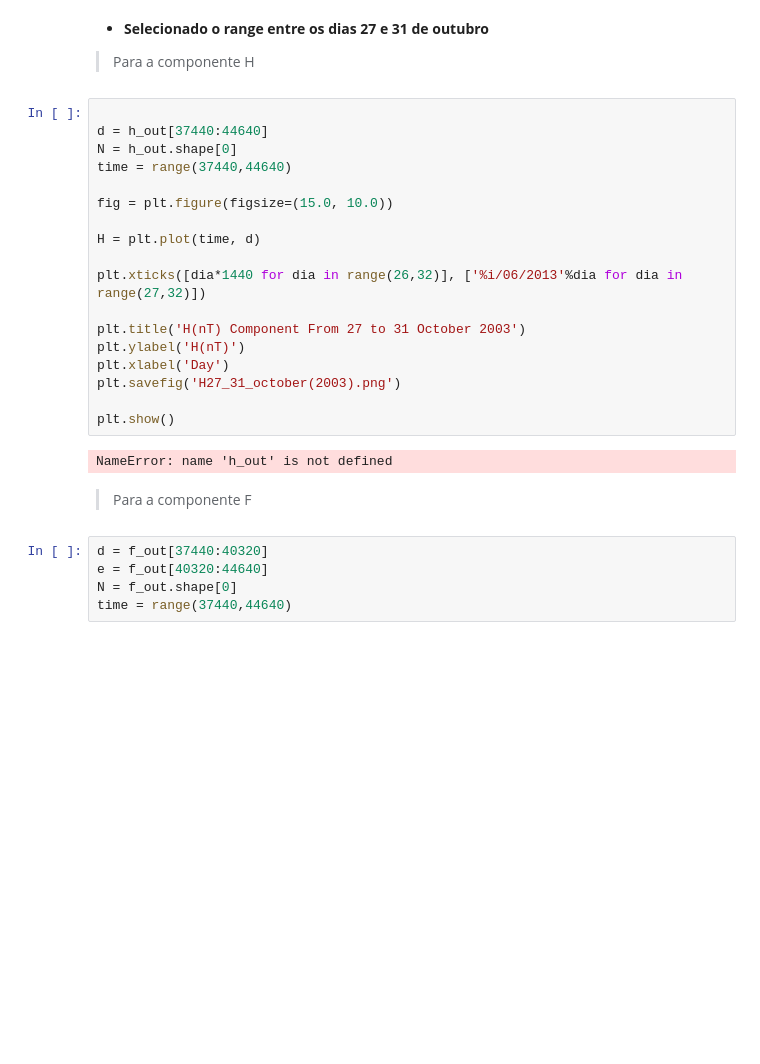
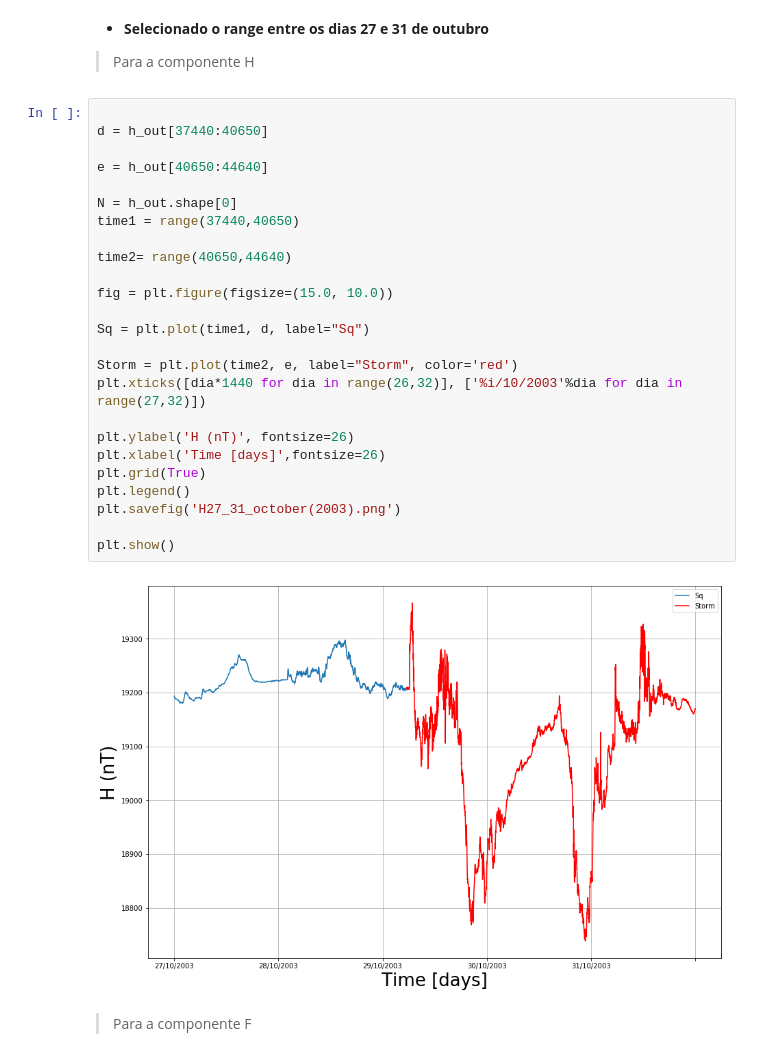
Before and after one commit to arturbenevides/Geomagnetismo, a Jupyter notebook: Observatório Magnético de Vassouras/Solar quite and Storm/October2003_codes.ipynb, the cells around one changed output. Cells and saved outputs as stored; diff of their text form; blank space fills up the shorter version.

```diff
--- a/Observatório Magnético de Vassouras/Solar quite and Storm/October2003_codes.ipynb
+++ b/Observatório Magnético de Vassouras/Solar quite and Storm/October2003_codes.ipynb
@@ -81,30 +89,32 @@ plt.show()
 >Para a componente H
 # %%
 
-d = h_out[37440:44640]
+d = h_out[37440:40650]
+
+e = h_out[40650:44640]
+
 N = h_out.shape[0]
-time = range(37440,44640)
+time1 = range(37440,40650)
+
+time2= range(40650,44640)
 
 fig = plt.figure(figsize=(15.0, 10.0))
 
-H = plt.plot(time, d)
+Sq = plt.plot(time1, d, label="Sq")
 
-plt.xticks([dia*1440 for dia in range(26,32)], ['%i/06/2013'%dia for dia in range(27,32)])
+Storm = plt.plot(time2, e, label="Storm", color='red')
+plt.xticks([dia*1440 for dia in range(26,32)], ['%i/10/2003'%dia for dia in range(27,32)])
 
-plt.title('H(nT) Component From 27 to 31 October 2003')
-plt.ylabel('H(nT)')
-plt.xlabel('Day')
+plt.ylabel('H (nT)', fontsize=26)
+plt.xlabel('Time [days]',fontsize=26)
+plt.grid(True)
+plt.legend()
 plt.savefig('H27_31_october(2003).png')
 
 plt.show()
 # %% [output]
-NameError: name 'h_out' is not defined
+[figure, added]
 # %% [markdown]
 >Para a componente F
-# %%
-d = f_out[37440:40320]
-e = f_out[40320:44640]
-N = f_out.shape[0]
-time = range(37440,44640)
 # %%
 
```
Also changed, not shown: parts of 5 cells of this notebook, 16 other files.
